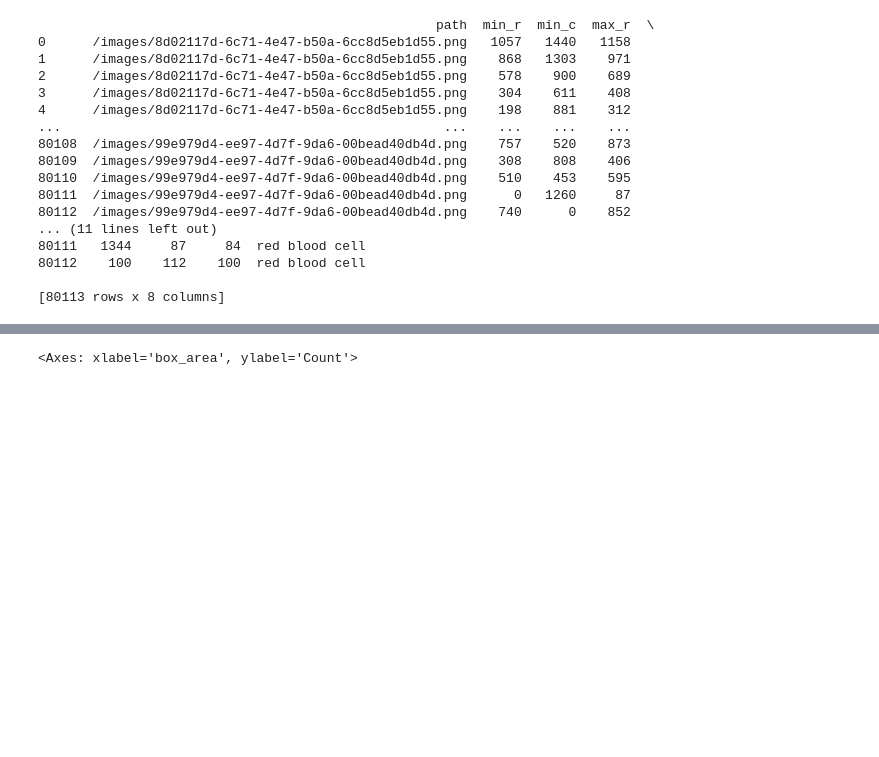
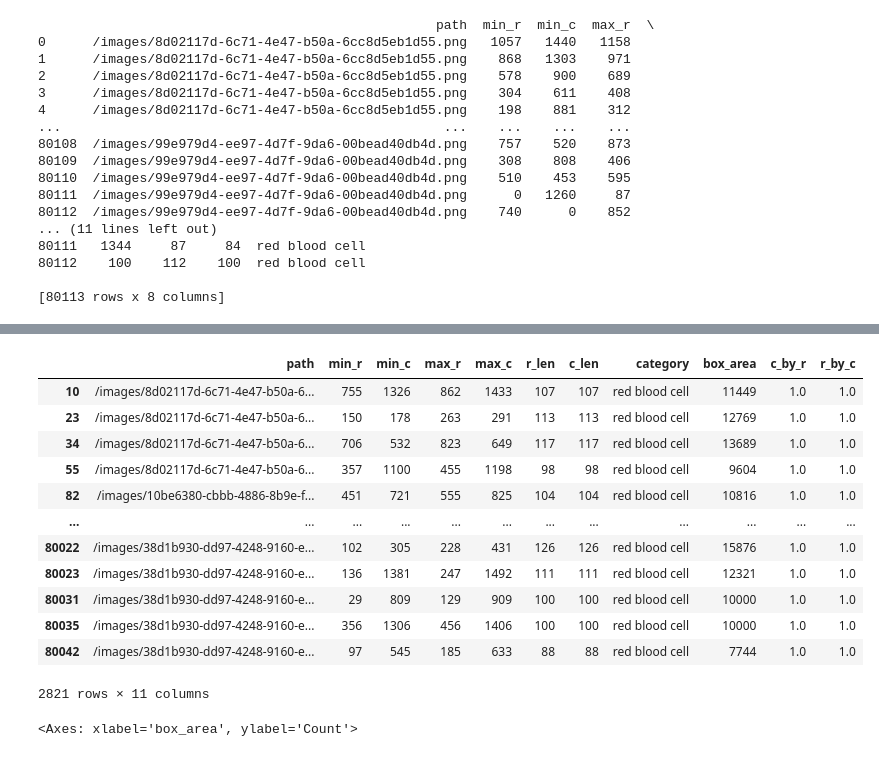
Before and after one commit to aliciademorauk/malari_eye, a Jupyter notebook: notebooks/ap_json_clean.ipynb, the cells around one changed output, grey strips where cells are left out. Cells and saved outputs as stored; diff of their text form; code cells hidden in the pictures; blank space fills up the shorter version.

```diff
--- a/notebooks/ap_json_clean.ipynb
+++ b/notebooks/ap_json_clean.ipynb
@@ -87,3 +88,22 @@ training_json_df.describe()
+# %%
+# number of perfect squares (2821)
+
+no_squares = training_json_df.query('c_by_r == 1.000000')
+no_squares
+# %% [output]
+|  | path | min_r | min_c | max_r | max_c | r_len | c_len | category | box_area | c_by_r | r_by_c |
+| 10 | /images/8d02117d-6c71-4e47-b50a-6... | 755 | 1326 | 862 | 1433 | 107 | 107 | red blood cell | 11449 | 1.0 | 1.0 |
+| 23 | /images/8d02117d-6c71-4e47-b50a-6... | 150 | 178 | 263 | 291 | 113 | 113 | red blood cell | 12769 | 1.0 | 1.0 |
+| 34 | /images/8d02117d-6c71-4e47-b50a-6... | 706 | 532 | 823 | 649 | 117 | 117 | red blood cell | 13689 | 1.0 | 1.0 |
+| 55 | /images/8d02117d-6c71-4e47-b50a-6... | 357 | 1100 | 455 | 1198 | 98 | 98 | red blood cell | 9604 | 1.0 | 1.0 |
+| 82 | /images/10be6380-cbbb-4886-8b9e-f... | 451 | 721 | 555 | 825 | 104 | 104 | red blood cell | 10816 | 1.0 | 1.0 |
+| ... | ... | ... | ... | ... | ... | ... | ... | ... | ... | ... | ... |
+| 80022 | /images/38d1b930-dd97-4248-9160-e... | 102 | 305 | 228 | 431 | 126 | 126 | red blood cell | 15876 | 1.0 | 1.0 |
+| 80023 | /images/38d1b930-dd97-4248-9160-e... | 136 | 1381 | 247 | 1492 | 111 | 111 | red blood cell | 12321 | 1.0 | 1.0 |
+| 80031 | /images/38d1b930-dd97-4248-9160-e... | 29 | 809 | 129 | 909 | 100 | 100 | red blood cell | 10000 | 1.0 | 1.0 |
+| 80035 | /images/38d1b930-dd97-4248-9160-e... | 356 | 1306 | 456 | 1406 | 100 | 100 | red blood cell | 10000 | 1.0 | 1.0 |
+| 80042 | /images/38d1b930-dd97-4248-9160-e... | 97 | 545 | 185 | 633 | 88 | 88 | red blood cell | 7744 | 1.0 | 1.0 |
+2821 rows × 11 columns
 # %%
 sns.histplot(data=training_json_df, x='box_area')
 # %% [output]
```
Also changed, not shown: parts of 7 cells of this notebook.
